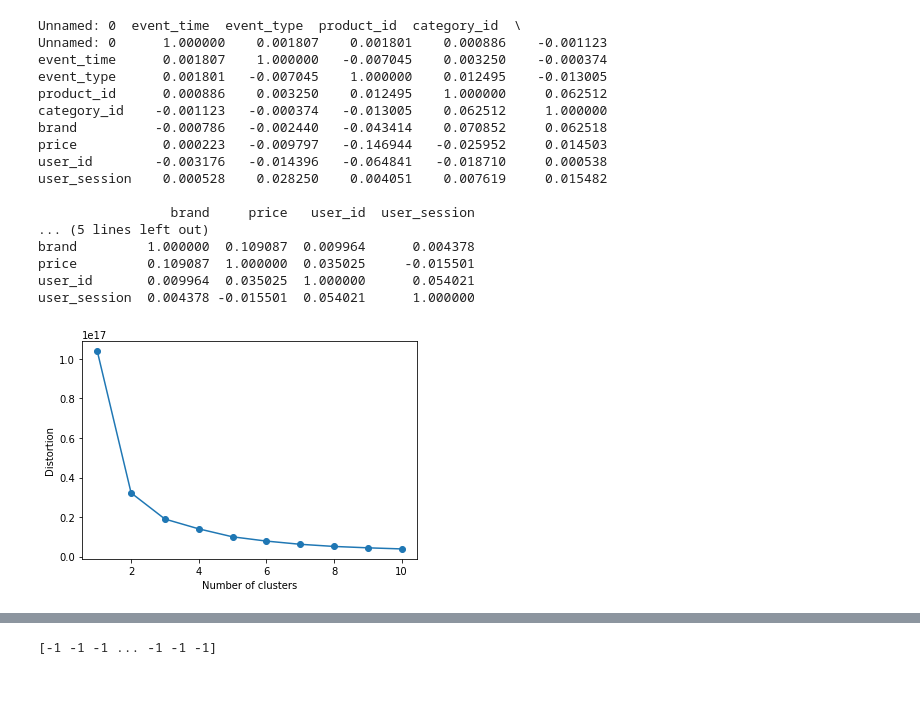
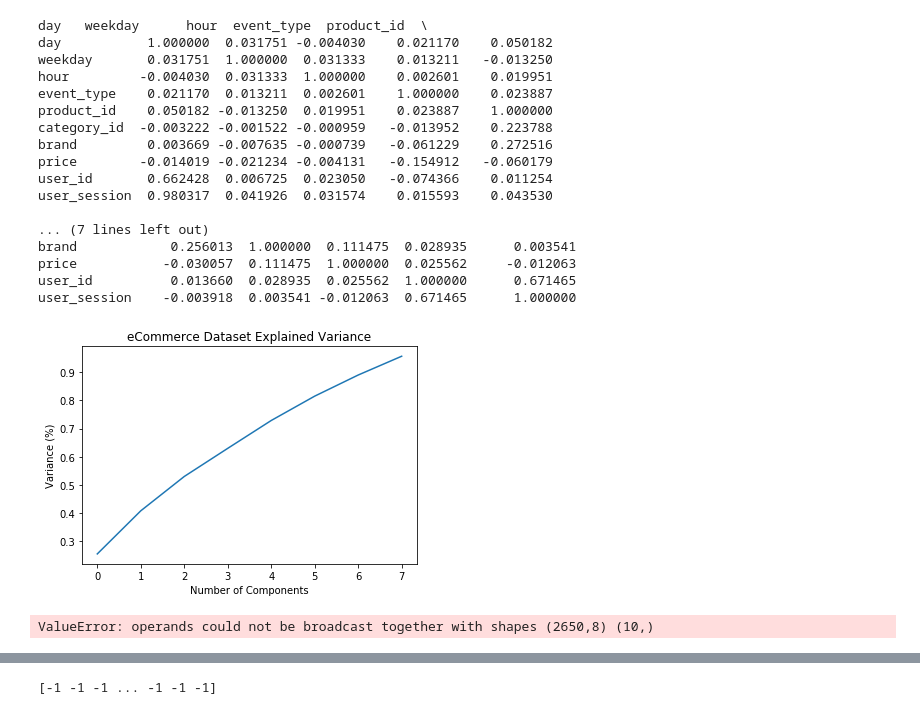
Before and after one commit to strahinja16/ml-clustering, a Jupyter notebook: main.ipynb, the cells around one changed output, grey strips where cells are left out. Saved outputs shown, nothing was run; the diff lists cells and outputs as text; code cells hidden in the pictures; blank space fills up the shorter version.

```diff
--- a/main.ipynb
+++ b/main.ipynb
@@ -9,42 +9,49 @@ from sklearn import preprocessing
 from sklearn.cluster import AgglomerativeClustering
 # %%
 data = pd.read_csv('./processed_data1.csv')
+frac_data = data.sample(frac = 0.01)
 # %%
 normalized_data = (data - data.mean())/data.std()
-correlation_matrix = normalized_data.corr()
+normalized_frac_data = (frac_data - frac_data.mean())/frac_data.std()
+
+correlation_matrix = normalized_frac_data.corr()
 
 print(correlation_matrix)
 # %% [output]
-Unnamed: 0  event_time  event_type  product_id  category_id  \
-Unnamed: 0      1.000000    0.001807    0.001801    0.000886    -0.001123
-event_time      0.001807    1.000000   -0.007045    0.003250    -0.000374
-event_type      0.001801   -0.007045    1.000000    0.012495    -0.013005
-product_id      0.000886    0.003250    0.012495    1.000000     0.062512
-category_id    -0.001123   -0.000374   -0.013005    0.062512     1.000000
-brand          -0.000786   -0.002440   -0.043414    0.070852     0.062518
-price           0.000223   -0.009797   -0.146944   -0.025952     0.014503
-user_id        -0.003176   -0.014396   -0.064841   -0.018710     0.000538
-user_session    0.000528    0.028250    0.004051    0.007619     0.015482
+day   weekday      hour  event_type  product_id  \
+day           1.000000  0.031751 -0.004030    0.021170    0.050182
+weekday       0.031751  1.000000  0.031333    0.013211   -0.013250
+hour         -0.004030  0.031333  1.000000    0.002601    0.019951
+event_type    0.021170  0.013211  0.002601    1.000000    0.023887
+product_id    0.050182 -0.013250  0.019951    0.023887    1.000000
+category_id  -0.003222 -0.001522 -0.000959   -0.013952    0.223788
+brand         0.003669 -0.007635 -0.000739   -0.061229    0.272516
+price        -0.014019 -0.021234 -0.004131   -0.154912   -0.060179
+user_id       0.662428  0.006725  0.023050   -0.074366    0.011254
+user_session  0.980317  0.041926  0.031574    0.015593    0.043530
 
-                 brand     price   user_id  user_session
-... (5 lines left out)
-brand         1.000000  0.109087  0.009964      0.004378
-price         0.109087  1.000000  0.035025     -0.015501
-user_id       0.009964  0.035025  1.000000      0.054021
-user_session  0.004378 -0.015501  0.054021      1.000000
+... (7 lines left out)
+brand            0.256013  1.000000  0.111475  0.028935      0.003541
+price           -0.030057  0.111475  1.000000  0.025562     -0.012063
+user_id          0.013660  0.028935  0.025562  1.000000      0.671465
+user_session    -0.003918  0.003541 -0.012063  0.671465      1.000000
 # %%
-pca = PCA(random_state=1)
-pca.fit(normalized_data.values)
+pca = PCA(random_state=1, n_components=8)
+pca.fit(normalized_frac_data.values)
 
 #Plotting the Cumulative Summation of the Explained Variance
 plt.figure()
 plt.plot(np.cumsum(pca.explained_variance_ratio_))
 plt.xlabel('Number of Components')
 plt.ylabel('Variance (%)') #for each component
 plt.title('eCommerce Dataset Explained Variance')
 plt.show()
 # %% [output]
-[figure, old version]
+[figure, new version]
+# %%
+normalized_frac_data = pd.DataFrame(pca.transform(normalized_frac_data))
+# %% [output]
+ValueError: operands could not be broadcast together with shapes (2650,8) (10,)
 # %%
 print(pca.components_)
 # %% [output]
```
Also changed, not shown: parts of 13 cells of this notebook.
